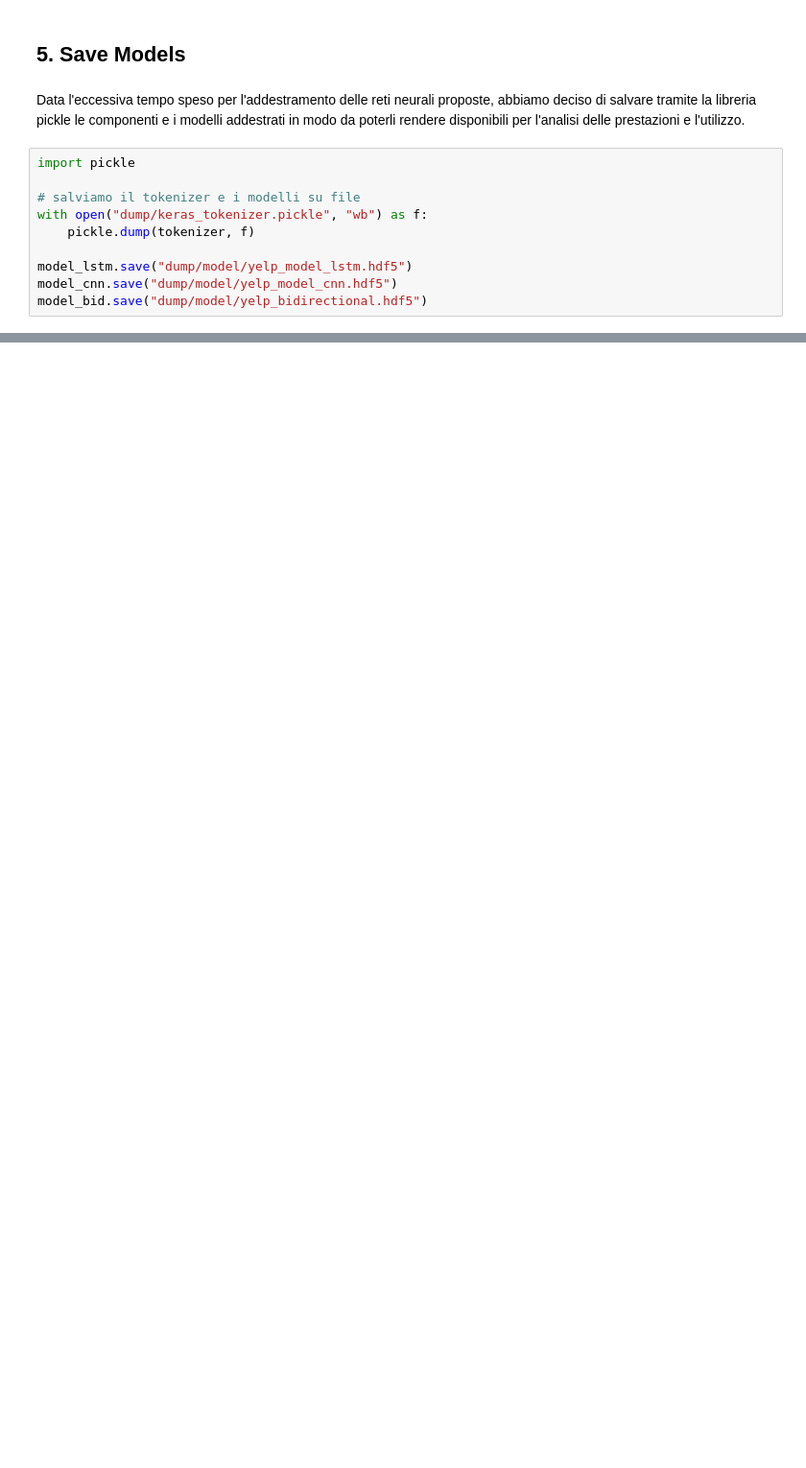
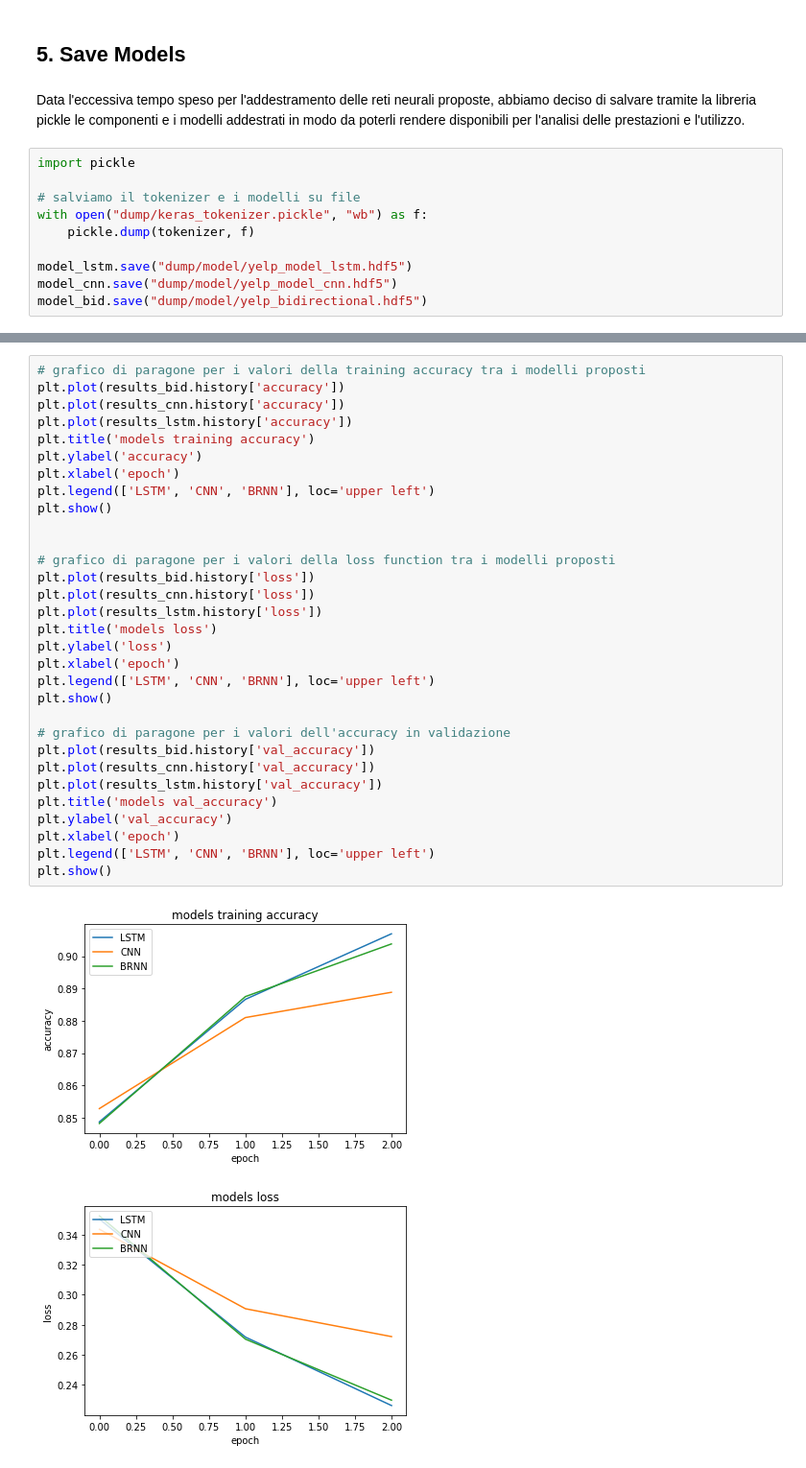
Before and after one commit to kode-git/sentiment-analysis-yelp, a Jupyter notebook: yelp_review_classification_nlp.ipynb, the cells around one changed output, grey strips where cells are left out. Shown at 96% size. Drawn from its saved outputs; the diff is of its cells as text; blank space fills up the shorter version.

```diff
--- a/yelp_review_classification_nlp.ipynb
+++ b/yelp_review_classification_nlp.ipynb
@@ -663,0 +738,34 @@ plt.show()
+# %%
+# grafico di paragone per i valori della training accuracy tra i modelli proposti
+plt.plot(results_bid.history['accuracy'])
+plt.plot(results_cnn.history['accuracy'])
+plt.plot(results_lstm.history['accuracy'])
+plt.title('models training accuracy')
+plt.ylabel('accuracy')
+plt.xlabel('epoch')
+plt.legend(['LSTM', 'CNN', 'BRNN'], loc='upper left')
+plt.show()
+
+
+# grafico di paragone per i valori della loss function tra i modelli proposti
+plt.plot(results_bid.history['loss'])
+plt.plot(results_cnn.history['loss'])
+plt.plot(results_lstm.history['loss'])
+plt.title('models loss')
+plt.ylabel('loss')
+plt.xlabel('epoch')
+plt.legend(['LSTM', 'CNN', 'BRNN'], loc='upper left')
+plt.show()
+
+# grafico di paragone per i valori dell'accuracy in validazione
+plt.plot(results_bid.history['val_accuracy'])
+plt.plot(results_cnn.history['val_accuracy'])
+plt.plot(results_lstm.history['val_accuracy'])
+plt.title('models val_accuracy')
+plt.ylabel('val_accuracy')
+plt.xlabel('epoch')
+plt.legend(['LSTM', 'CNN', 'BRNN'], loc='upper left')
+plt.show()
+# %% [output]
+[figure, added]
+[figure, added]
```
Also changed, not shown: parts of 48 cells of this notebook.
